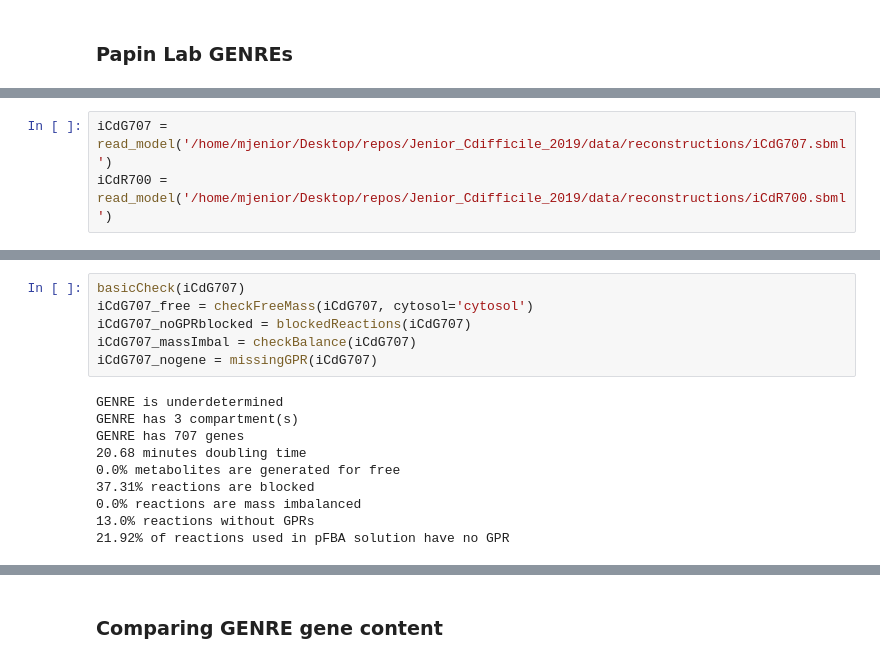
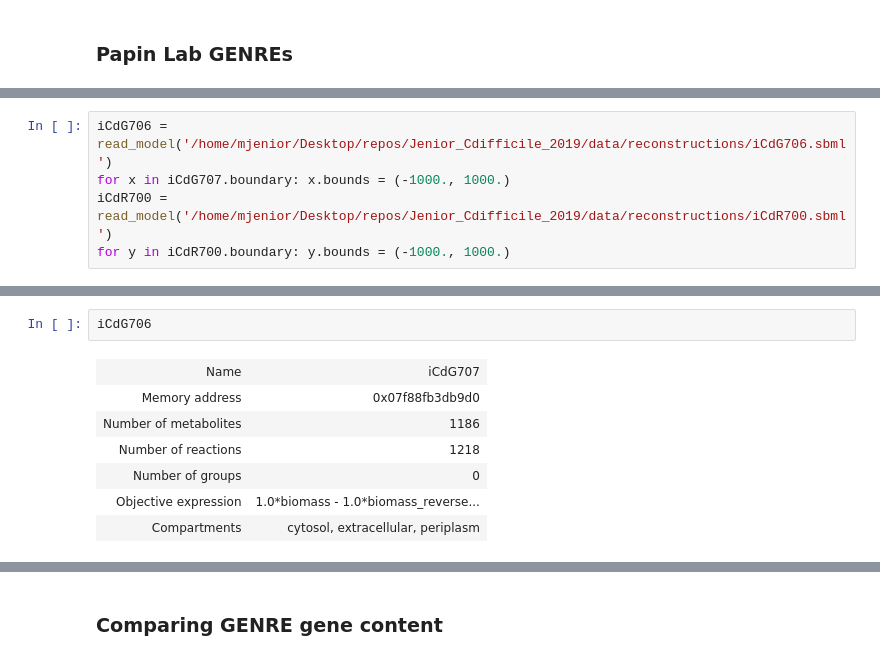
Before and after one commit to csbl/Jenior_CdifficileGENRE_2021, a Jupyter notebook: notebooks/Comparing C. difficile GENREs.ipynb, the cells around one changed output, grey strips where cells are left out. Saved outputs shown, nothing was run; the diff lists cells and outputs as text.

```diff
--- a/notebooks/Comparing C. difficile GENREs.ipynb
+++ b/notebooks/Comparing C. difficile GENREs.ipynb
@@ -552,5 +553,7 @@ def read_model(fileName, obj='none'):
 
     return model
 # %%
-iCdG707 = read_model('/home/mjenior/Desktop/repos/Jenior_Cdifficile_2019/data/reconstructions/iCdG707.sbml')
+iCdG706 = read_model('/home/mjenior/Desktop/repos/Jenior_Cdifficile_2019/data/reconstructions/iCdG706.sbml')
+for x in iCdG707.boundary: x.bounds = (-1000., 1000.)
 iCdR700 = read_model('/home/mjenior/Desktop/repos/Jenior_Cdifficile_2019/data/reconstructions/iCdR700.sbml')
+for y in iCdR700.boundary: y.bounds = (-1000., 1000.)
@@ -567,16 +560,10 @@ iCdG707
-# %%
-basicCheck(iCdG707)
-iCdG707_free = checkFreeMass(iCdG707, cytosol='cytosol')
-iCdG707_noGPRblocked = blockedReactions(iCdG707)
-iCdG707_massImbal = checkBalance(iCdG707)
-iCdG707_nogene = missingGPR(iCdG707)
-# %% [output]
-GENRE is underdetermined
-GENRE has 3 compartment(s)
-GENRE has 707 genes
-20.68 minutes doubling time
-0.0% metabolites are generated for free
-37.31% reactions are blocked
-0.0% reactions are mass imbalanced
-13.0% reactions without GPRs
-21.92% of reactions used in pFBA solution have no GPR
+# %%
+iCdG706
+# %% [output]
+| Name | iCdG707 |
+| Memory address | 0x07f88fb3db9d0 |
+| Number of metabolites | 1186 |
+| Number of reactions | 1218 |
+| Number of groups | 0 |
+| Objective expression | 1.0*biomass - 1.0*biomass_reverse... |
+| Compartments | cytosol, extracellular, periplasm |
```
Also changed, not shown: parts of 15 cells of this notebook, 23 other files.
